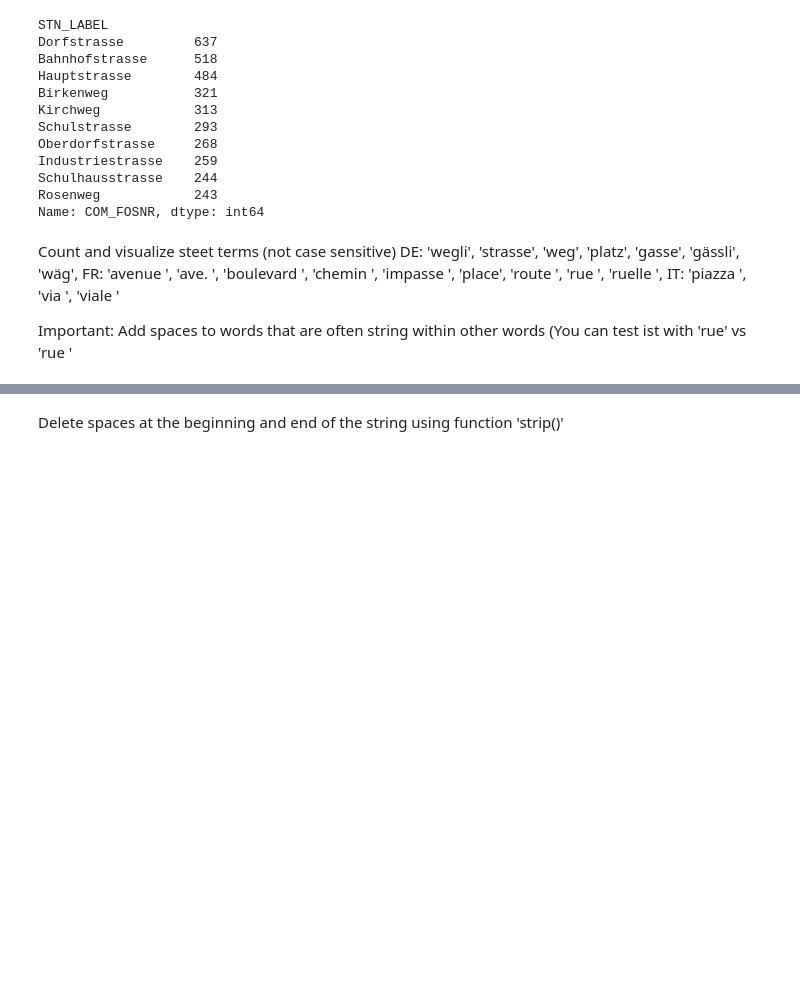
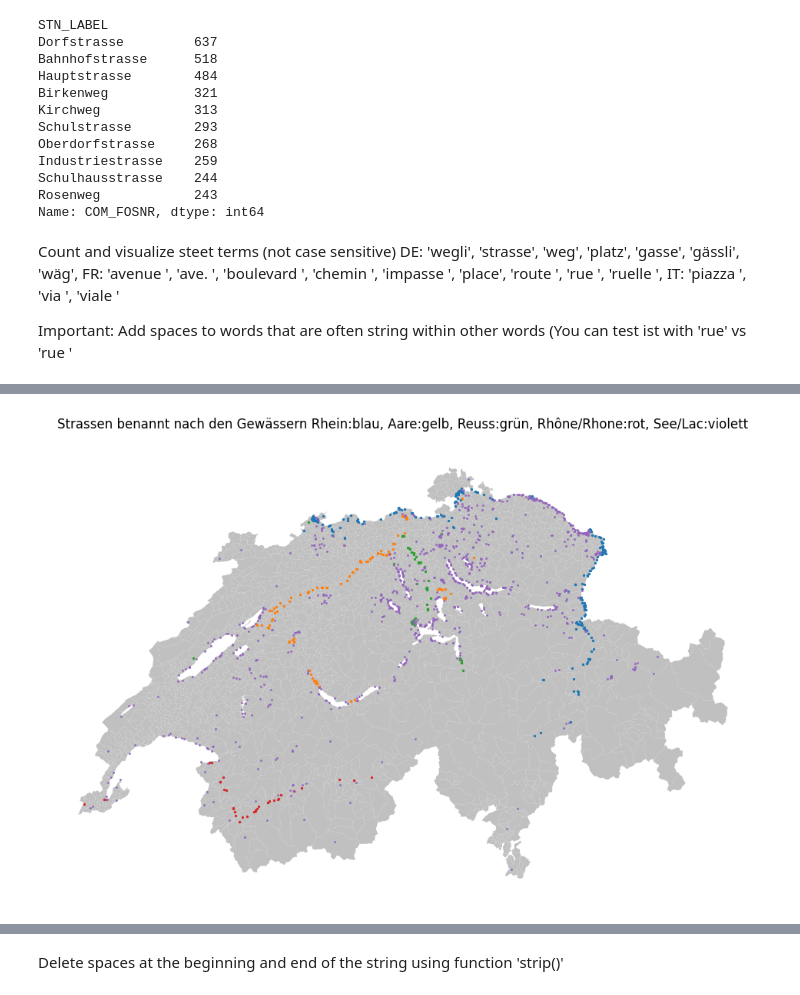
Before and after one commit to CaptainInler/cassda-zertifikatsarbeit, a Jupyter notebook: Datapreparation/Extract_street_terms_from_street_names.ipynb, the cells around one changed output, grey strips where cells are left out. Drawn from its saved outputs; the diff is of its cells as text; code cells hidden in the pictures; blank space fills up the shorter version.

```diff
--- a/Datapreparation/Extract_street_terms_from_street_names.ipynb
+++ b/Datapreparation/Extract_street_terms_from_street_names.ipynb
@@ -174,0 +211,36 @@ plt.show()
+# %%
+import geopandas
+communes = geopandas.read_file('../Evaluation/data/gemeinden.geojson')
+
+searchString = "Rhein"
+searchStringStrassen = streetnames.loc[streetnames.STN_LABEL.str.contains(searchString, case=False)]
+
+searchString2 = "Aare"
+searchStringStrassen2 = streetnames.loc[streetnames.STN_LABEL.str.contains(searchString2, case=False)]
+
+searchString3 = "Reuss"
+searchStringStrassen3 = streetnames.loc[streetnames.STN_LABEL.str.contains(searchString3, case=False)]
+
+searchString4 = "rhône|rhone"
+searchStringStrassen4 = streetnames.loc[streetnames.STN_LABEL.str.contains(searchString4, case=False)]
+
+searchString5 = " lac|see"
+searchStringStrassen5 = streetnames.loc[streetnames.STN_LABEL.str.contains(searchString5, case=False)]
+
+count = len(searchStringStrassen)
+count = "Strassen benannt nach den Gewässern Rhein:blau, Aare:gelb, Reuss:grün, Rhône/Rhone:rot, See/Lac:violett"
+
+fig, ax = plt.subplots(figsize=(12,12))
+communes.plot(figsize=(12,12),ax=ax, color = 'silver')
+plt.scatter(x=searchStringStrassen['STR_EASTING'], y=searchStringStrassen['STR_NORTHING'], s = 2)
+plt.scatter(x=searchStringStrassen2['STR_EASTING'], y=searchStringStrassen2['STR_NORTHING'], s = 2)
+plt.scatter(x=searchStringStrassen3['STR_EASTING'], y=searchStringStrassen3['STR_NORTHING'], s = 2)
+plt.scatter(x=searchStringStrassen4['STR_EASTING'], y=searchStringStrassen4['STR_NORTHING'], s = 2)
+plt.scatter(x=searchStringStrassen5['STR_EASTING'], y=searchStringStrassen5['STR_NORTHING'], s = 1)
+plt.xlabel("Easting")
+plt.ylabel("Northing")
+plt.title(count)
+plt.axis('off')
+plt.show()
+# %% [output]
+[figure, added]
```
Also changed, not shown: parts of 18 cells of this notebook, 2 other files.
